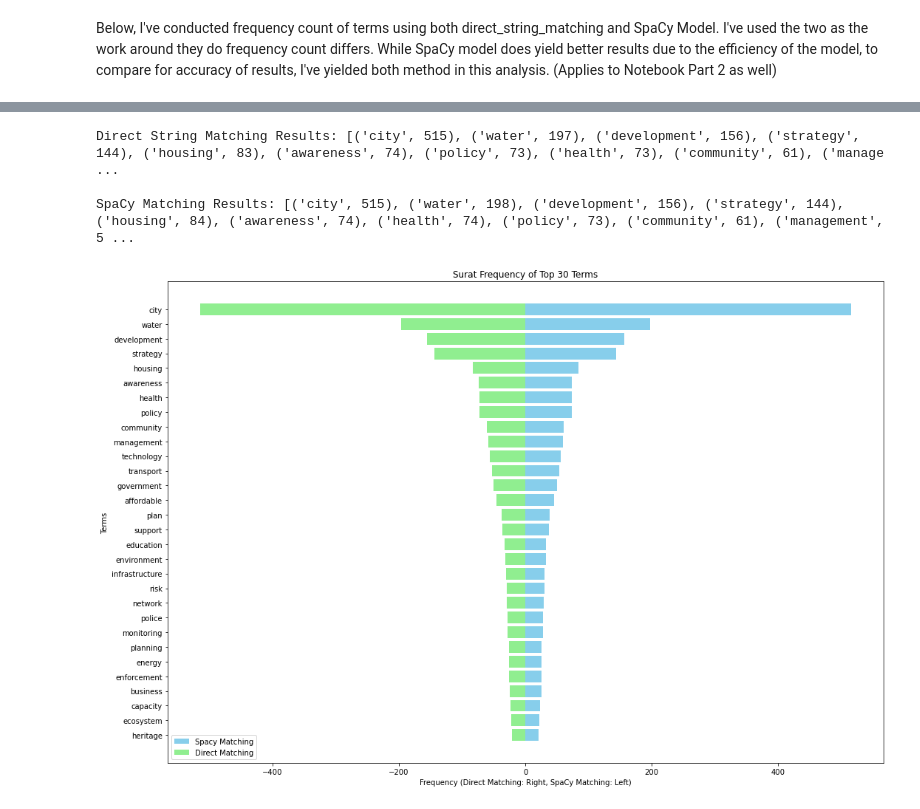
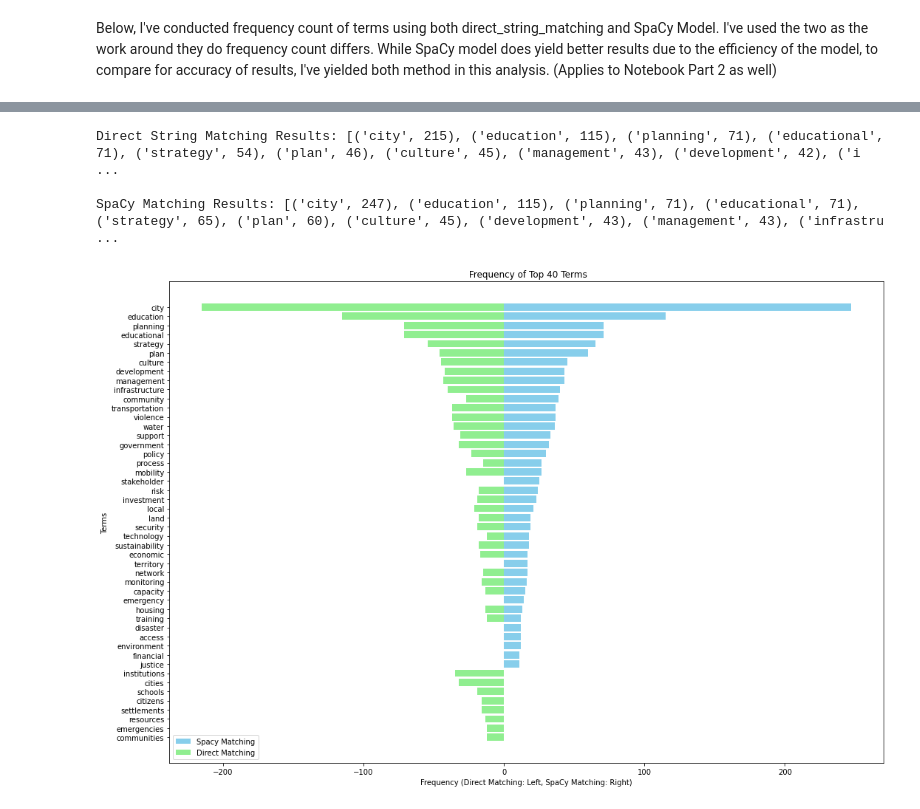
Before and after one commit to Jeon-DataLab/PNNL-Project-Smart-City-Readiness-Metric-Dashboard-Part-1-, a Jupyter notebook: Urban_Resilience_Metric_Individual_City_Analysis_Part 1_Final.ipynb, the cells around one changed output, grey strips where cells are left out. Drawn from its saved outputs; the diff is of its cells as text; code cells hidden in the pictures.

```diff
--- a/Urban_Resilience_Metric_Individual_City_Analysis_Part 1_Final.ipynb
+++ b/Urban_Resilience_Metric_Individual_City_Analysis_Part 1_Final.ipynb
@@ -346,27 +357,27 @@ urban development and urban housing department.
 # %%
 #DISPLAY RESULTS ---
-direct_results = direct_string_matching(all_terms, preprocessed_text_city_name)
+direct_results = direct_string_matching(all_terms, preprocessed_text_city_name_without_lemmatization)
 spacy_results = spacy_matching(all_terms, preprocessed_text_city_name)
-print("\nDirect String Matching Results:", direct_results[:30])
-print("\nSpaCy Matching Results:", spacy_results[:30])
+print("\nDirect String Matching Results:", direct_results[:40])
+print("\nSpaCy Matching Results:", spacy_results[:40])
 # %% [output]
-Direct String Matching Results: [('city', 515), ('water', 197), ('development', 156), ('strategy', 144), ('housing', 83), ('awareness', 74), ('policy', 73), ('health', 73), ('community', 61), ('manage ...
+Direct String Matching Results: [('city', 215), ('education', 115), ('planning', 71), ('educational', 71), ('strategy', 54), ('plan', 46), ('culture', 45), ('management', 43), ('development', 42), ('i ...
 
-SpaCy Matching Results: [('city', 515), ('water', 198), ('development', 156), ('strategy', 144), ('housing', 84), ('awareness', 74), ('health', 74), ('policy', 73), ('community', 61), ('management', 5 ...
+SpaCy Matching Results: [('city', 247), ('education', 115), ('planning', 71), ('educational', 71), ('strategy', 65), ('plan', 60), ('culture', 45), ('development', 43), ('management', 43), ('infrastru ...
 # %%
 #PLOTTING
-df_spacy = pd.DataFrame(spacy_results[:30], columns=['Term', 'Spacy_Frequency'])
-df_direct = pd.DataFrame(direct_results[:30], columns=['Term', 'Direct_Frequency'])
+df_spacy = pd.DataFrame(spacy_results[:40], columns=['Term', 'Spacy_Frequency'])
+df_direct = pd.DataFrame(direct_results[:40], columns=['Term', 'Direct_Frequency'])
 
 plt.figure(figsize=(15,10))
 plt.barh(df_spacy['Term'], df_spacy['Spacy_Frequency'], color='skyblue', label='Spacy Matching')
 plt.barh(df_direct['Term'], -df_direct['Direct_Frequency'], color='lightgreen', label='Direct Matching')
-plt.xlabel('Frequency (Direct Matching: Right, SpaCy Matching: Left)')
+plt.xlabel('Frequency (Direct Matching: Left, SpaCy Matching: Right)')
 plt.ylabel('Terms')
-plt.title(f'{city_name} Frequency of Top 30 Terms')
+plt.title(f'{city_name} Frequency of Top 40 Terms')
 plt.gca().invert_yaxis()
 plt.legend()
 plt.tight_layout()
 plt.show()
 # %% [output]
-[figure, old version]
+[figure, new version]
```
Also changed, not shown: parts of 8 cells of this notebook, 1 other file.
